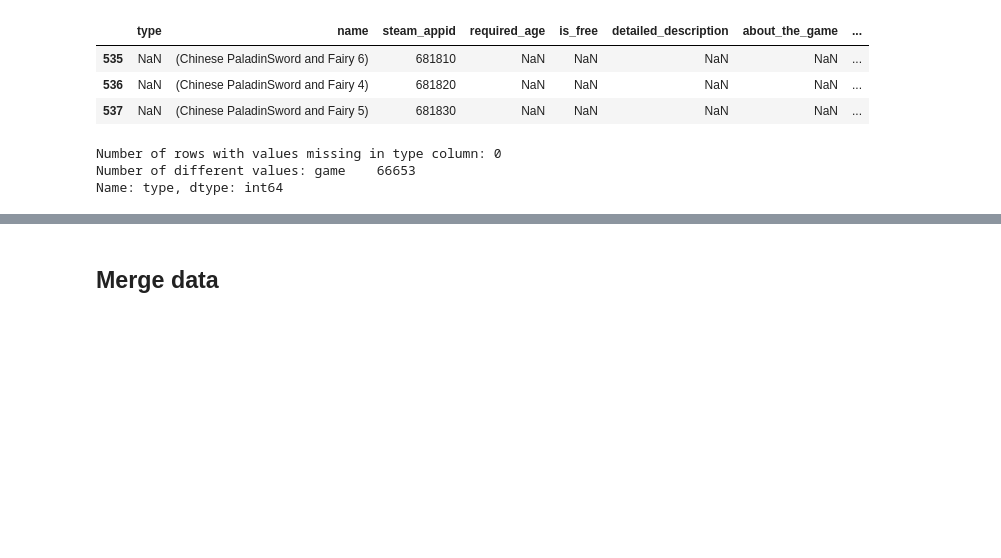
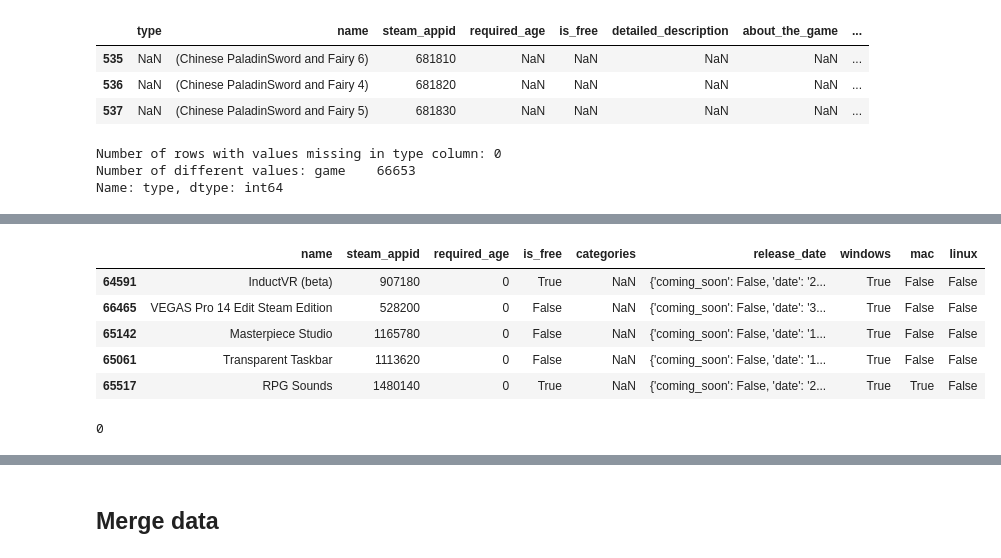
Before and after one commit to stefanstefanovic/LHL-Capstone_Project, a Jupyter notebook: notebooks/Data_cleaning.ipynb, the cells around one changed output, grey strips where cells are left out. Saved outputs shown, nothing was run; the diff lists cells and outputs as text; code cells hidden in the pictures; blank space fills up the shorter version.

```diff
--- a/notebooks/Data_cleaning.ipynb
+++ b/notebooks/Data_cleaning.ipynb
@@ -694,0 +945,15 @@ steamspy_data.dropna(inplace=True)
+# %%
+steam_data[steam_data['categories'].isnull()].sample(5, random_state=1)
+# %% [output]
+|  | name | steam_appid | required_age | is_free | categories | release_date | windows | mac | linux |
+| 64591 | InductVR (beta) | 907180 | 0 | True | NaN | {'coming_soon': False, 'date': '2... | True | False | False |
+| 66465 | VEGAS Pro 14 Edit Steam Edition | 528200 | 0 | False | NaN | {'coming_soon': False, 'date': '3... | True | False | False |
+| 65142 | Masterpiece Studio | 1165780 | 0 | False | NaN | {'coming_soon': False, 'date': '1... | True | False | False |
+| 65061 | Transparent Taskbar | 1113620 | 0 | False | NaN | {'coming_soon': False, 'date': '1... | True | False | False |
+| 65517 | RPG Sounds | 1480140 | 0 | True | NaN | {'coming_soon': False, 'date': '2... | True | True | False |
+# %%
+# remove rows with null values
+steam_data = steam_data[steam_data['categories'].notnull()]
+print(steam_data['categories'].isnull().sum())
+# %% [output]
+0
```
Also changed, not shown: parts of 34 cells of this notebook.
